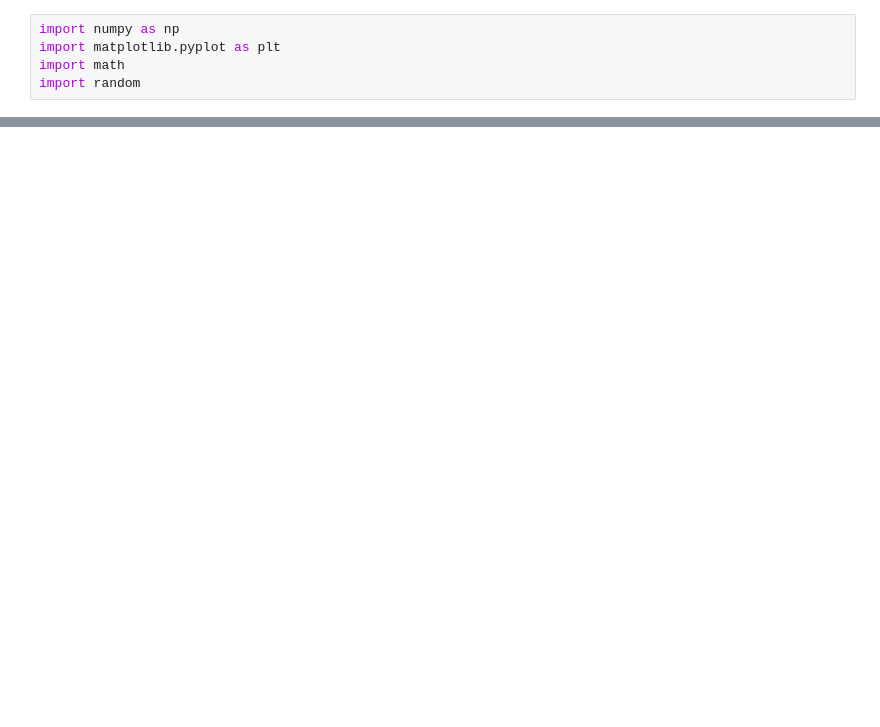
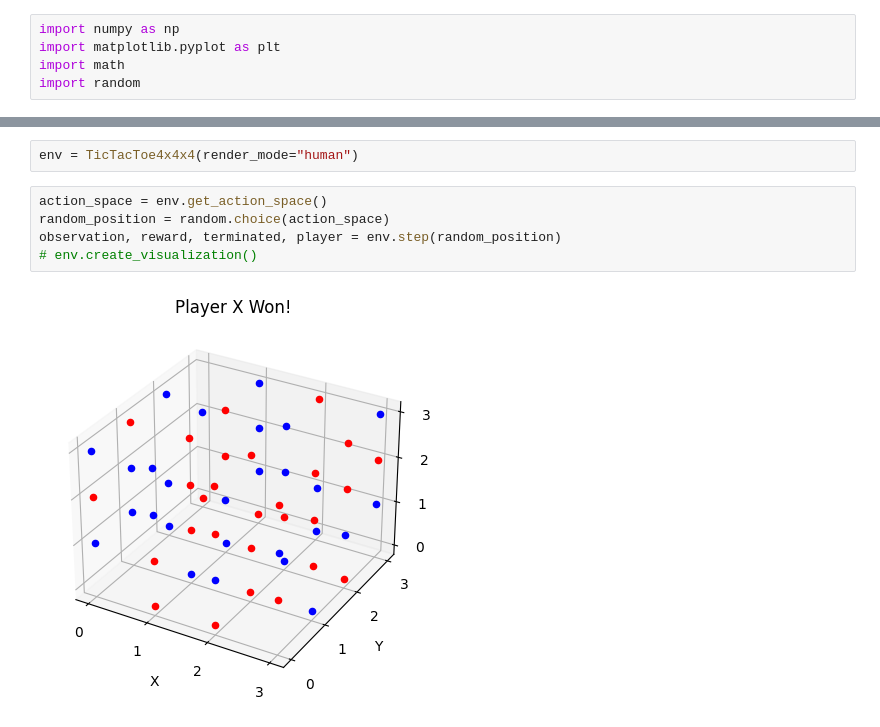
Before and after one commit to mahen2-cmd/Final-Project-DPRL, a Jupyter notebook: tictactoe_3d.ipynb, the cells around one changed output, grey strips where cells are left out. Cells and saved outputs as stored; diff of their text form; blank space fills up the shorter version.

```diff
--- a/tictactoe_3d.ipynb
+++ b/tictactoe_3d.ipynb
@@ -104,0 +235,9 @@ def policy_player2(board):
+# %%
+env = TicTacToe4x4x4(render_mode="human")
+# %%
+action_space = env.get_action_space()
+random_position = random.choice(action_space)
+observation, reward, terminated, player = env.step(random_position)
+# env.create_visualization()
+# %% [output]
+[figure, added]
```
Also changed, not shown: parts of 12 cells of this notebook.
